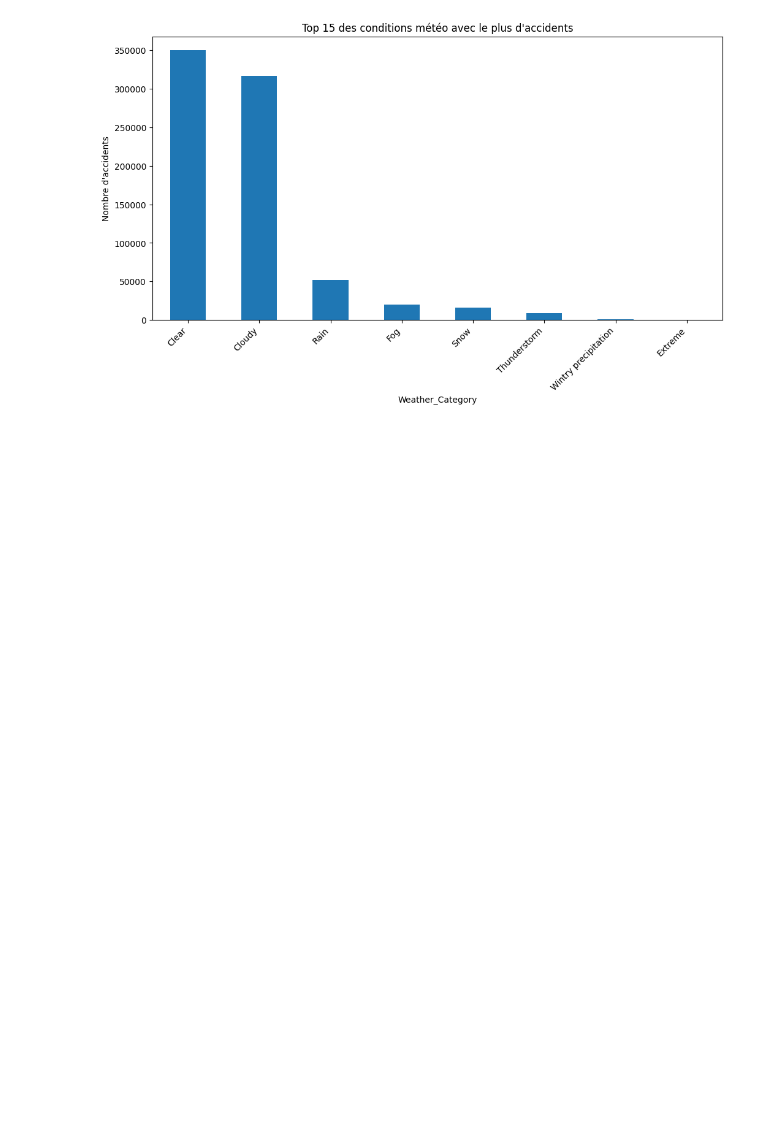
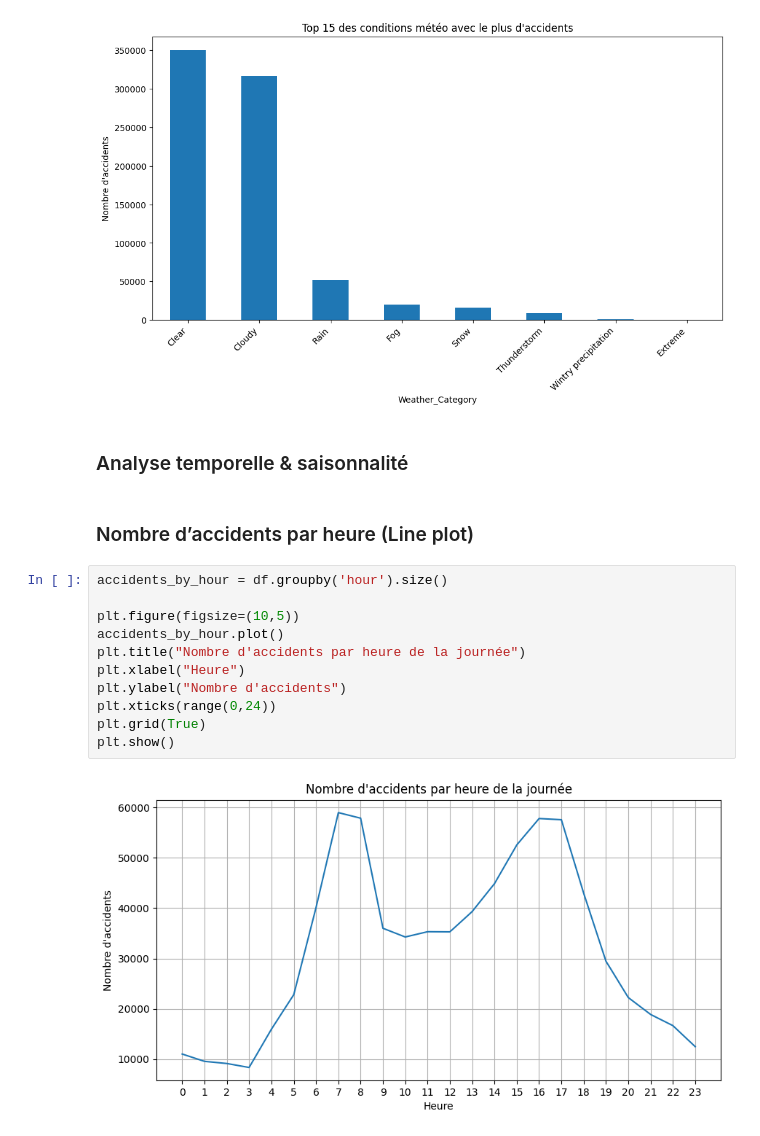
Before and after one commit to zinebettahery/US-Accidents, a Jupyter notebook: notebooks/Insights.ipynb, the cells around one changed output. Saved outputs shown, nothing was run; the diff lists cells and outputs as text; blank space fills up the shorter version.

Commit message:
add analyse temporelle

```diff
--- a/notebooks/Insights.ipynb
+++ b/notebooks/Insights.ipynb
@@ -108,3 +108,20 @@ plt.xticks(rotation=45, ha='right')
 plt.show()
 # %% [output]
 [figure]
+# %% [markdown]
+ ### Analyse temporelle & saisonnalité
+# %% [markdown]
+### Nombre d’accidents par heure (Line plot)
+# %%
+accidents_by_hour = df.groupby('hour').size()
+
+plt.figure(figsize=(10,5))
+accidents_by_hour.plot()
+plt.title("Nombre d'accidents par heure de la journée")
+plt.xlabel("Heure")
+plt.ylabel("Nombre d'accidents")
+plt.xticks(range(0,24))
+plt.grid(True)
+plt.show()
+# %% [output]
+[figure, added]
```
Also changed, not shown: parts of 12 cells of this notebook.
